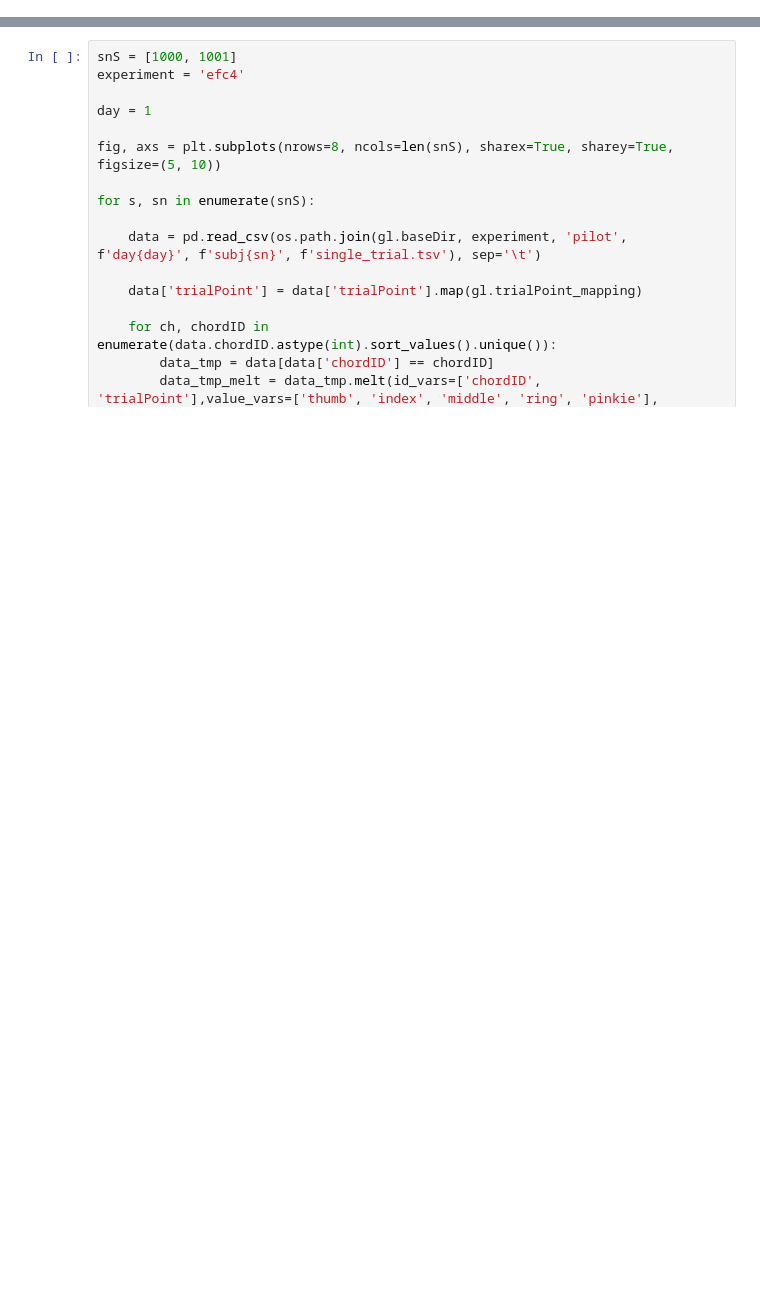
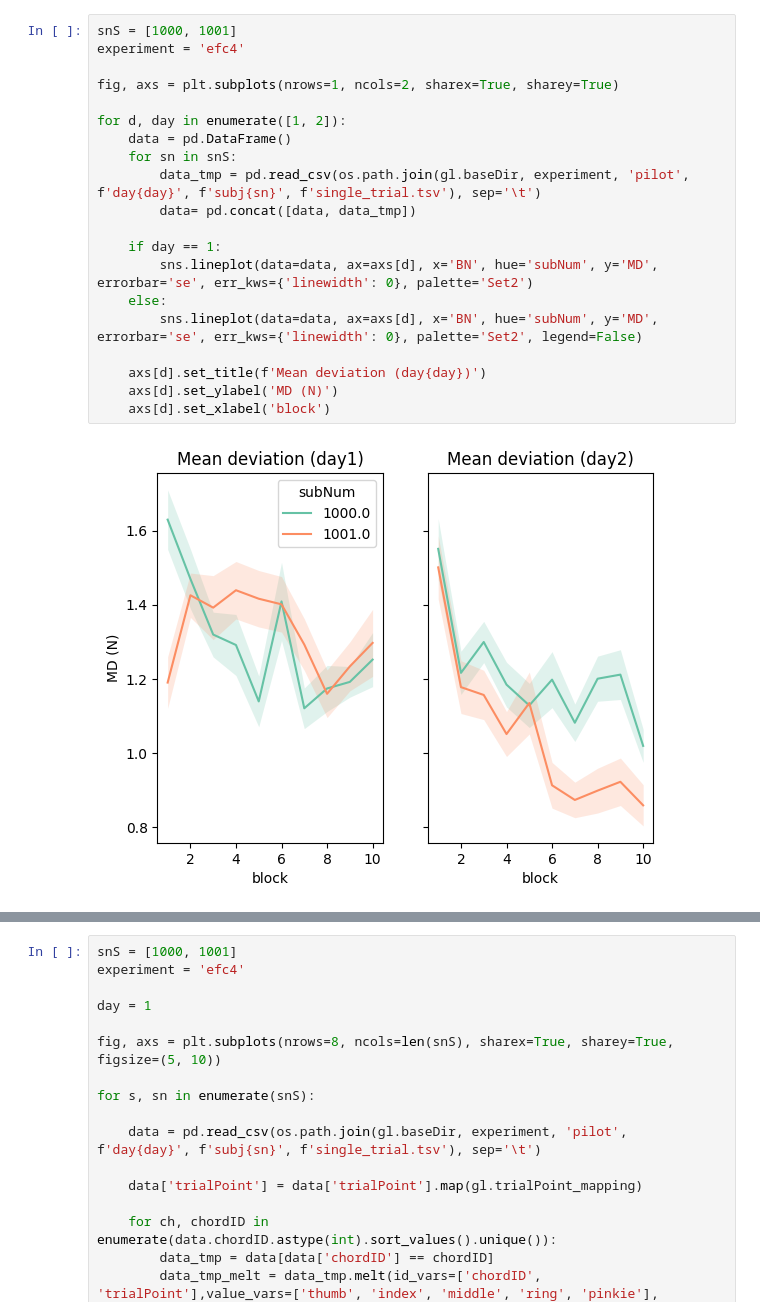
Before and after one commit to mnlmrc/extension-flexion-chords, a Jupyter notebook: efc4/notebooks/pilot.ipynb, the cells around one changed output, grey strips where cells are left out. Cells and saved outputs as stored; diff of their text form; blank space fills up the shorter version.

```diff
--- a/efc4/notebooks/pilot.ipynb
+++ b/efc4/notebooks/pilot.ipynb
@@ -36,3 +42,25 @@ Text(0.5, 0, 'block')
+# %%
+snS = [1000, 1001]
+experiment = 'efc4'
+
+fig, axs = plt.subplots(nrows=1, ncols=2, sharex=True, sharey=True)
+
+for d, day in enumerate([1, 2]):
+    data = pd.DataFrame()
+    for sn in snS:
+        data_tmp = pd.read_csv(os.path.join(gl.baseDir, experiment, 'pilot', f'day{day}', f'subj{sn}', f'single_trial.tsv'), sep='\t')
+        data= pd.concat([data, data_tmp])
+
+    if day == 1:
+        sns.lineplot(data=data, ax=axs[d], x='BN', hue='subNum', y='MD', errorbar='se', err_kws={'linewidth': 0}, palette='Set2')
+    else:
+        sns.lineplot(data=data, ax=axs[d], x='BN', hue='subNum', y='MD', errorbar='se', err_kws={'linewidth': 0}, palette='Set2', legend=False)
+
+    axs[d].set_title(f'Mean deviation (day{day})')
+    axs[d].set_ylabel('MD (N)')
+    axs[d].set_xlabel('block')
+# %% [output]
+[figure, added]
 # %%
 snS = [1000, 1001]
 experiment = 'efc4'
```
Also changed, not shown: parts of 9 cells of this notebook.
